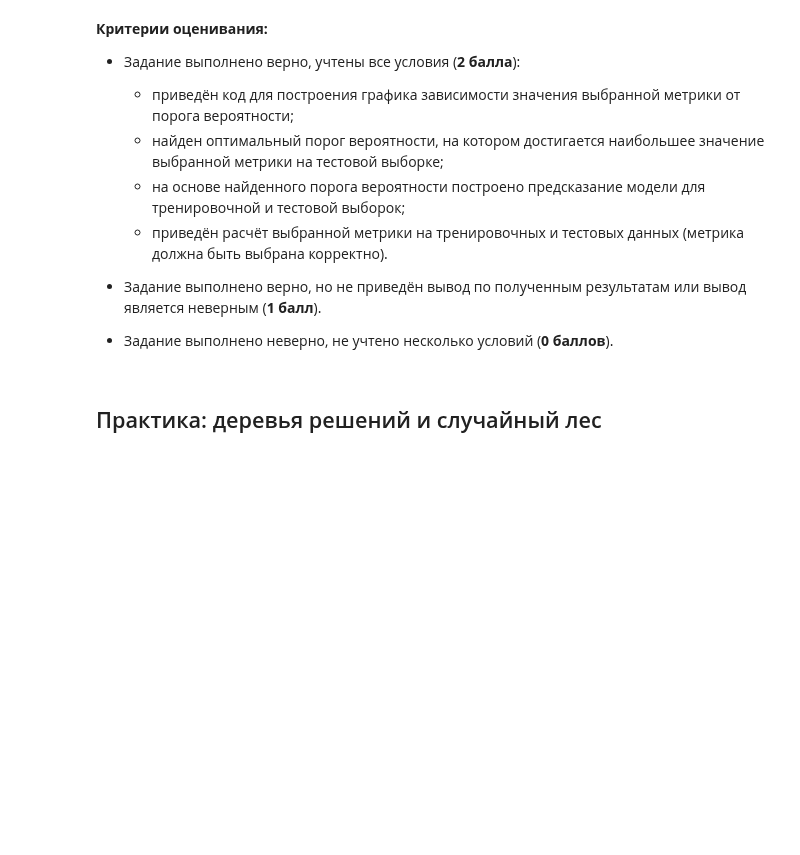
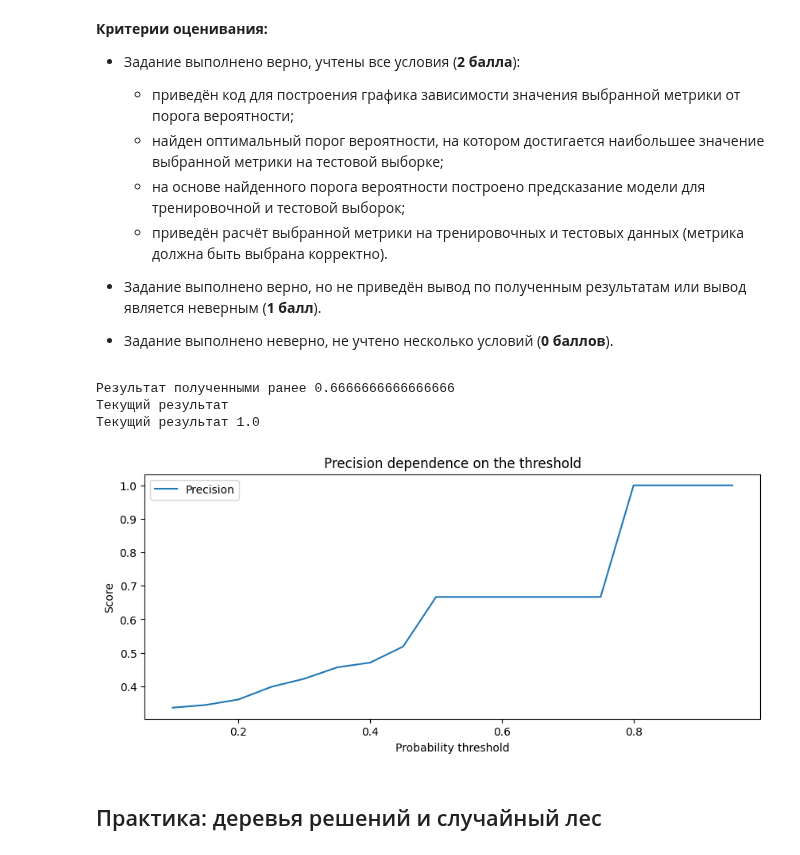
Before and after one commit to GloriTV/Lesson, a Jupyter notebook: ML/ML_3/ML-3._Практика._Ноутбук-шаблон.ipynb, the cells around one changed output. Cells and saved outputs as stored; diff of their text form; code cells hidden in the pictures; blank space fills up the shorter version.

```diff
--- a/ML/ML_3/ML-3._Практика._Ноутбук-шаблон.ipynb
+++ b/ML/ML_3/ML-3._Практика._Ноутбук-шаблон.ipynb
@@ -287,4 +423,21 @@ Name: Exited, dtype: float64
 - Задание выполнено верно, но не приведён вывод по полученным результатам или вывод является неверным (**1 балл**).
 - Задание выполнено неверно, не учтено несколько условий (**0 баллов**).
 # %%
-# Ваш код здесь
+#Создаем объект класса логистическая регрессия
+log_reg = linear_model.LogisticRegression(
+        # solver='sag', #алгоритм оптимизации
+        random_state=42, #генератор случайных чисел
+        penalty='l2',
+        C=1.5
+)
+#Обучаем модель, минимизируя logloss
+log_reg.fit(X_train_scaled, y_train)
+
+#Делаем предсказание для тренировочной выборки
+y_train_pred = log_reg.predict(X_train_scaled)
+#Вывод отчет о метриках классификации
+print(metrics.classification_report(y_train, y_train_pred))
+#Делаем предсказание для тестовой выборки
+y_test_pred = log_reg.predict(X_test_scaled)
+#Вывод отчет о метриках классификации
+print(metrics.classification_report(y_test, y_test_pred))
@@ -376,7 +605,44 @@ for threshold in thresholds:
 - Задание выполнено верно, но не приведён вывод по полученным результатам или вывод является неверным (**1 балл**).
 - Задание выполнено неверно, не учтено несколько условий (**0 баллов**).
 # %%
-# Ваш код здесь
+#Сгенерируем набор вероятностных порогов в диапазоне от 0.1 до 1
+thresholds = np.arange(0.1, 1, 0.05)
+#Нас интересует только вероятность класса (второй столбец)
+y_test_proba_pred = log_reg.predict_proba(X_test_poly)[:, 1]
+#Для удобства завернем numpy-массив в pandas Series
+y_test_proba_pred = pd.Series(y_test_proba_pred)
+#Создадим списки, в которых будем хранить значения метрик
+scores = []
+#В цикле будем перебирать сгенерированные пороги
+for threshold in thresholds:
+    #В противном случае - к классу 0
+    y_test_pred_poly = y_test_proba_pred.apply(lambda x: 1 if x>threshold else 0)
+    #Считаем метрики и добавляем их в списки
+    scores.append(metrics.precision_score(y_test, y_test_pred_poly))
+
+#Визуализируем метрики при различных threshold
+fig, ax = plt.subplots(figsize=(10, 4)) #фигура + координатная плоскость
+#Строим линейный график зависимости precision от threshold
+ax.plot(thresholds, precision_scores, label='Precision')
+#Даем графику название и подписи осям
+ax.set_title('Precision dependence on the threshold')
+ax.set_xlabel('Probability threshold')
+ax.set_ylabel('Score')
+ax.legend();
+
+#Задаем оптимальный порог вероятностей
+threshold_opt = 0.8
+#Людей, у которых вероятность ухода из банка больше 0.8 относим к классу 1
+#В противном случае - к классу 0
+y_test_pred_opt = y_test_proba_pred.apply(lambda x: 1 if x > threshold_opt else 0)
+#Считаем метрики
+print('Результат полученными ранее {}'.format(metrics.precision_score(y_test, y_test_pred)))
+print('Текущий результат {}'.format(metrics.precision_score(y_test, y_test_pred_opt)))
+# %% [output]
+Результат полученными ранее 0.6666666666666666
+Текущий результат
+Текущий результат 1.0
+[figure, added]
 # %% [markdown]
 ## Практика: деревья решений и случайный лес
 # %% [markdown]
```
Also changed, not shown: parts of 13 cells of this notebook, 2 other files.
